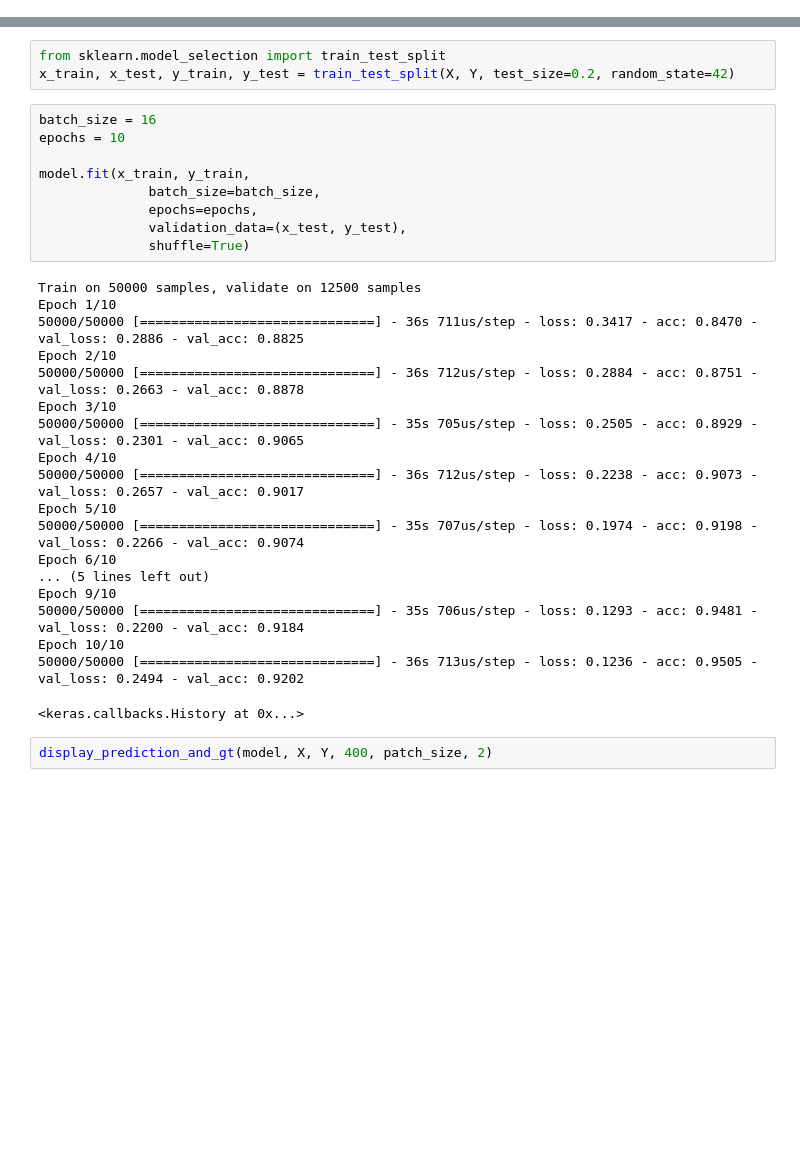
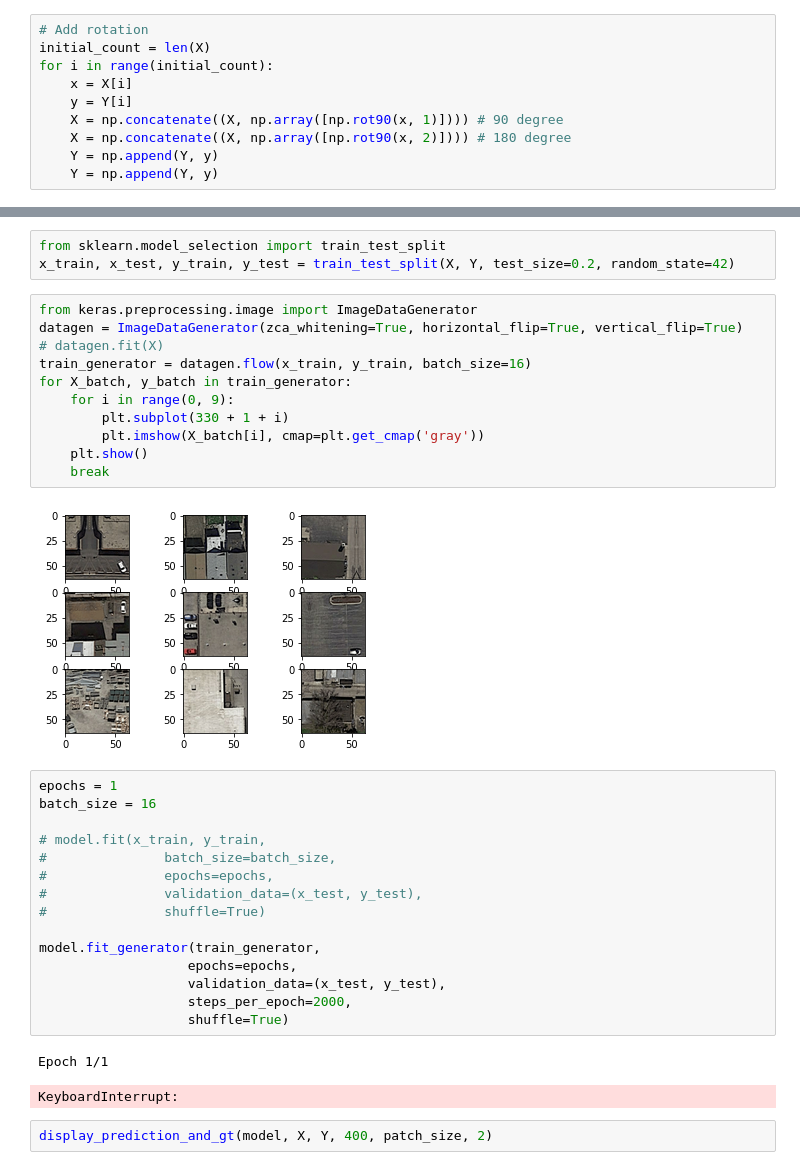
Before and after one commit to Coac/epfl-ml-projects, a Jupyter notebook: epfl-ml-project2/Victor.ipynb, the cells around one changed output, grey strips where cells are left out. Cells and saved outputs as stored; diff of their text form; blank space fills up the shorter version.

Commit message:
Added rotation and generator

```diff
--- a/epfl-ml-project2/Victor.ipynb
+++ b/epfl-ml-project2/Victor.ipynb
@@ -277,3 +276,13 @@ We create our X and Y variable. The Y is created by transforming each grount tru
 # %%
 X = np.array(patches)
 Y = np.array(list(map(lambda x: patch_to_label(x), gt_patches)))
+# %%
+# Add rotation
+initial_count = len(X)
+for i in range(initial_count):
+    x = X[i]
+    y = Y[i]
+    X = np.concatenate((X, np.array([np.rot90(x, 1)]))) # 90 degree
+    X = np.concatenate((X, np.array([np.rot90(x, 2)]))) # 180 degree
+    Y = np.append(Y, y)
+    Y = np.append(Y, y)
@@ -315,34 +328,37 @@ model.compile(loss='binary_crossentropy',
 # %%
 from sklearn.model_selection import train_test_split
 x_train, x_test, y_train, y_test = train_test_split(X, Y, test_size=0.2, random_state=42)
+# %%
+from keras.preprocessing.image import ImageDataGenerator
+datagen = ImageDataGenerator(zca_whitening=True, horizontal_flip=True, vertical_flip=True)
+# datagen.fit(X)
+train_generator = datagen.flow(x_train, y_train, batch_size=16)
+for X_batch, y_batch in train_generator:
+    for i in range(0, 9):
+        plt.subplot(330 + 1 + i)
+        plt.imshow(X_batch[i], cmap=plt.get_cmap('gray'))
+    plt.show()
+    break
+# %% [output]
+[figure, added]
 # %%
+epochs = 1
 batch_size = 16
-epochs = 10
 
-model.fit(x_train, y_train,
-              batch_size=batch_size,
-              epochs=epochs,
-              validation_data=(x_test, y_test),
-              shuffle=True)
+# model.fit(x_train, y_train,
+#               batch_size=batch_size,
+#               epochs=epochs,
+#               validation_data=(x_test, y_test),
+#               shuffle=True)
+
+model.fit_generator(train_generator,
+                   epochs=epochs,
+                   validation_data=(x_test, y_test),
+                   steps_per_epoch=2000,
+                   shuffle=True)
 # %% [output]
-Train on 50000 samples, validate on 12500 samples
-Epoch 1/10
-50000/50000 [==============================] - 36s 711us/step - loss: 0.3417 - acc: 0.8470 - val_loss: 0.2886 - val_acc: 0.8825
-Epoch 2/10
-50000/50000 [==============================] - 36s 712us/step - loss: 0.2884 - acc: 0.8751 - val_loss: 0.2663 - val_acc: 0.8878
-Epoch 3/10
-50000/50000 [==============================] - 35s 705us/step - loss: 0.2505 - acc: 0.8929 - val_loss: 0.2301 - val_acc: 0.9065
-Epoch 4/10
-50000/50000 [==============================] - 36s 712us/step - loss: 0.2238 - acc: 0.9073 - val_loss: 0.2657 - val_acc: 0.9017
-Epoch 5/10
-50000/50000 [==============================] - 35s 707us/step - loss: 0.1974 - acc: 0.9198 - val_loss: 0.2266 - val_acc: 0.9074
-Epoch 6/10
-... (5 lines left out)
-Epoch 9/10
-50000/50000 [==============================] - 35s 706us/step - loss: 0.1293 - acc: 0.9481 - val_loss: 0.2200 - val_acc: 0.9184
-Epoch 10/10
-50000/50000 [==============================] - 36s 713us/step - loss: 0.1236 - acc: 0.9505 - val_loss: 0.2494 - val_acc: 0.9202
+Epoch 1/1
-<keras.callbacks.History at 0x...>
+KeyboardInterrupt:
 # %%
 display_prediction_and_gt(model, X, Y, 400, patch_size, 2)
 # %% [output]
```
Also changed, not shown: parts of 5 cells of this notebook.
